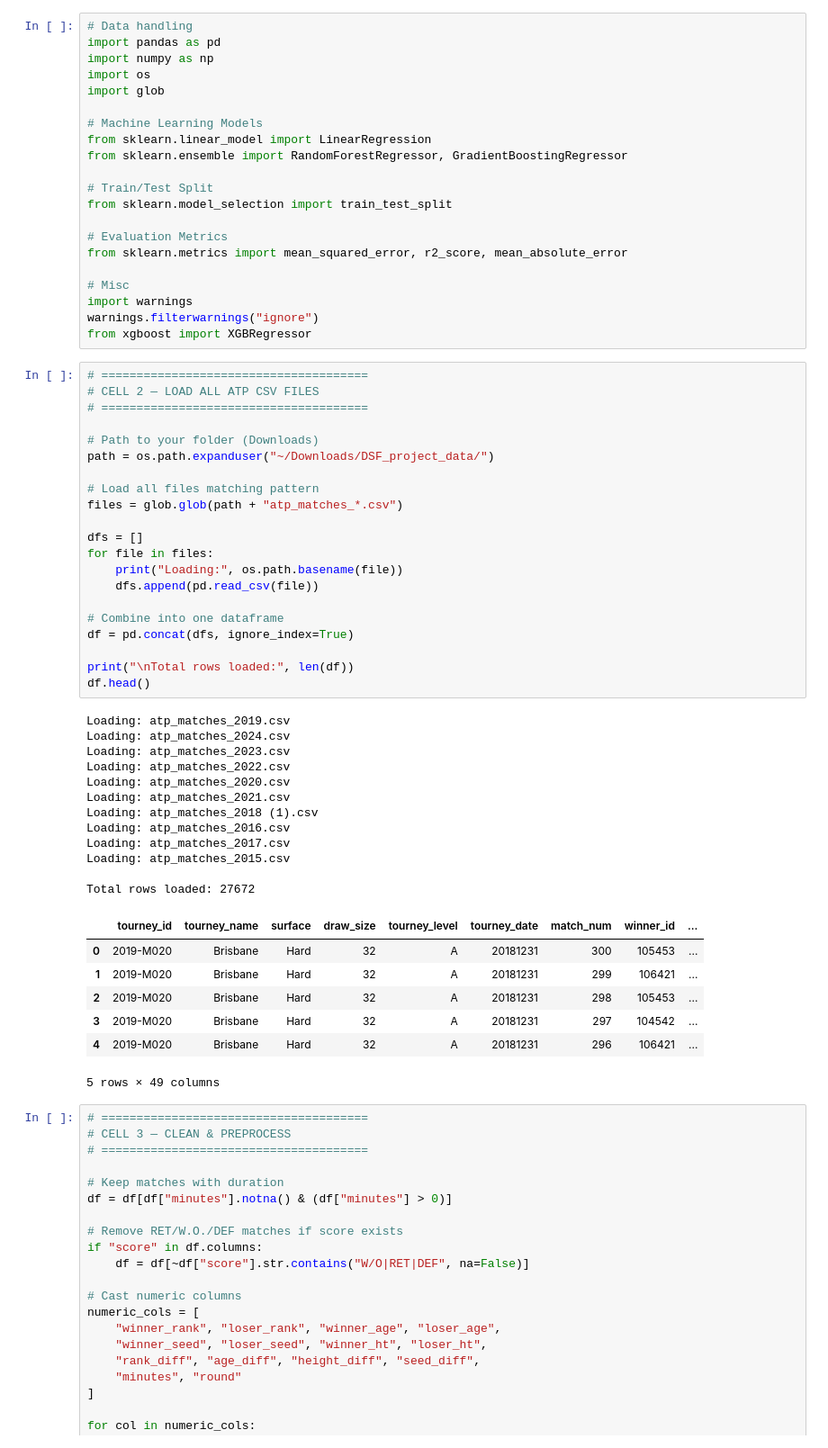
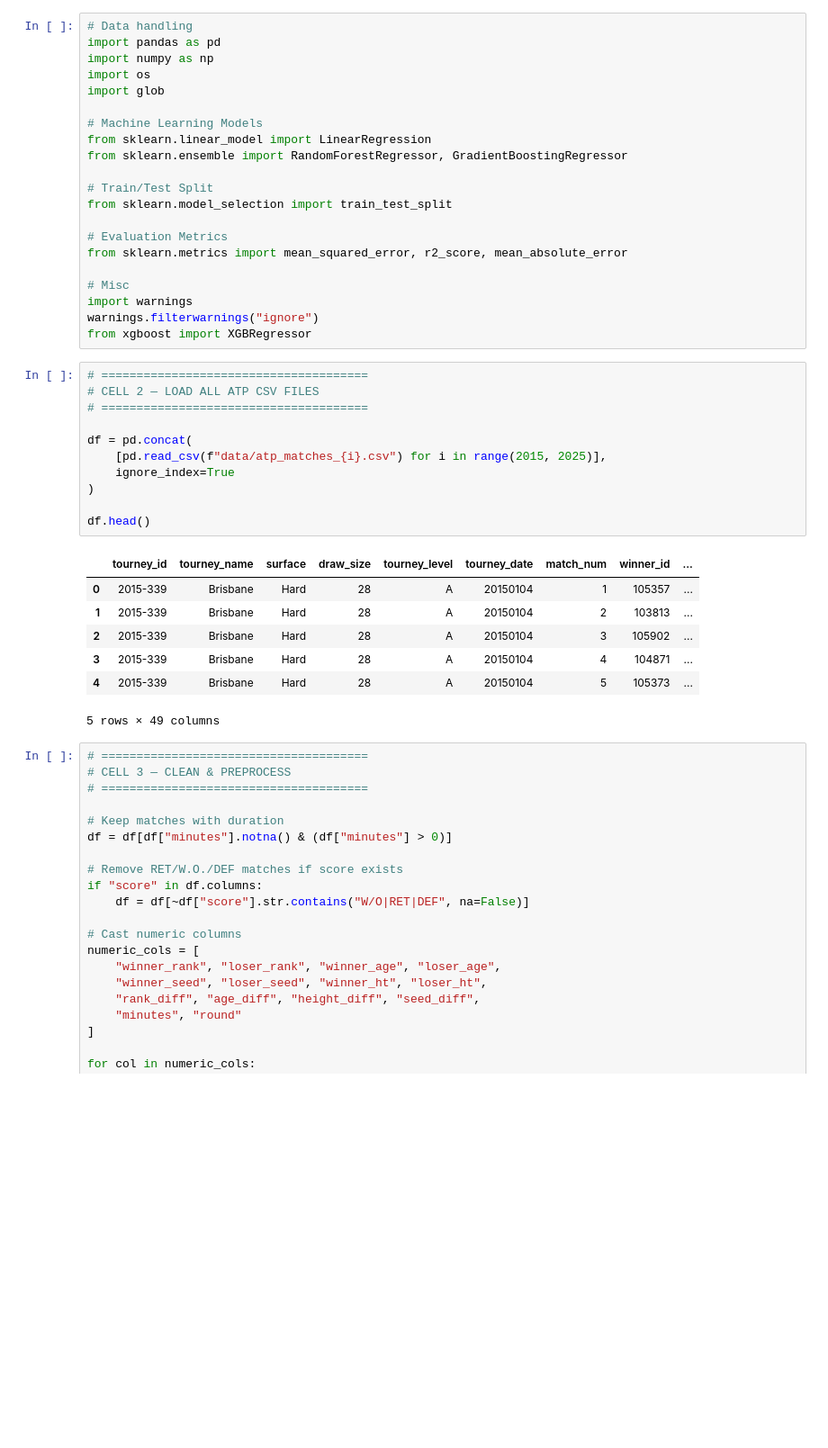
Before and after one commit to valipieri/DSF-projekt-, a Jupyter notebook: DSF/dsf_project_two.ipynb, the cells around one changed output. Shown: that part at 90% size. Saved outputs shown, nothing was run; the diff lists cells and outputs as text; blank space fills up the shorter version.

```diff
--- a/dsf_project_two.ipynb
+++ b/DSF/dsf_project_two.ipynb
@@ -22,44 +22,22 @@ from xgboost import XGBRegressor
 # %%
 # ======================================
 # CELL 2 — LOAD ALL ATP CSV FILES
 # ======================================
 
-# Path to your folder (Downloads)
-path = os.path.expanduser("~/Downloads/DSF_project_data/")
+df = pd.concat(
+    [pd.read_csv(f"data/atp_matches_{i}.csv") for i in range(2015, 2025)],
+    ignore_index=True
+)
 
-# Load all files matching pattern
-files = glob.glob(path + "atp_matches_*.csv")
-
-dfs = []
-for file in files:
-    print("Loading:", os.path.basename(file))
-    dfs.append(pd.read_csv(file))
-
-# Combine into one dataframe
-df = pd.concat(dfs, ignore_index=True)
-
-print("\nTotal rows loaded:", len(df))
 df.head()
 # %% [output]
+|  | tourney_id | tourney_name | surface | draw_size | tourney_level | tourney_date | match_num | winner_id | ... |
+| 0 | 2015-339 | Brisbane | Hard | 28 | A | 20150104 | 1 | 105357 | ... |
+| 1 | 2015-339 | Brisbane | Hard | 28 | A | 20150104 | 2 | 103813 | ... |
+| 2 | 2015-339 | Brisbane | Hard | 28 | A | 20150104 | 3 | 105902 | ... |
+| 3 | 2015-339 | Brisbane | Hard | 28 | A | 20150104 | 4 | 104871 | ... |
+| 4 | 2015-339 | Brisbane | Hard | 28 | A | 20150104 | 5 | 105373 | ... |
-Loading: atp_matches_2019.csv
-Loading: atp_matches_2024.csv
-Loading: atp_matches_2023.csv
-Loading: atp_matches_2022.csv
-Loading: atp_matches_2020.csv
-Loading: atp_matches_2021.csv
-Loading: atp_matches_2018 (1).csv
-Loading: atp_matches_2016.csv
-Loading: atp_matches_2017.csv
-Loading: atp_matches_2015.csv
-
-Total rows loaded: 27672
+5 rows × 49 columns
-|  | tourney_id | tourney_name | surface | draw_size | tourney_level | tourney_date | match_num | winner_id | ... |
-| 0 | 2019-M020 | Brisbane | Hard | 32 | A | 20181231 | 300 | 105453 | ... |
-| 1 | 2019-M020 | Brisbane | Hard | 32 | A | 20181231 | 299 | 106421 | ... |
-| 2 | 2019-M020 | Brisbane | Hard | 32 | A | 20181231 | 298 | 105453 | ... |
-| 3 | 2019-M020 | Brisbane | Hard | 32 | A | 20181231 | 297 | 104542 | ... |
-| 4 | 2019-M020 | Brisbane | Hard | 32 | A | 20181231 | 296 | 106421 | ... |
-5 rows × 49 columns
 # %%
 # ======================================
 # CELL 3 — CLEAN & PREPROCESS
```
Also changed, not shown: parts of 7 cells of this notebook.
